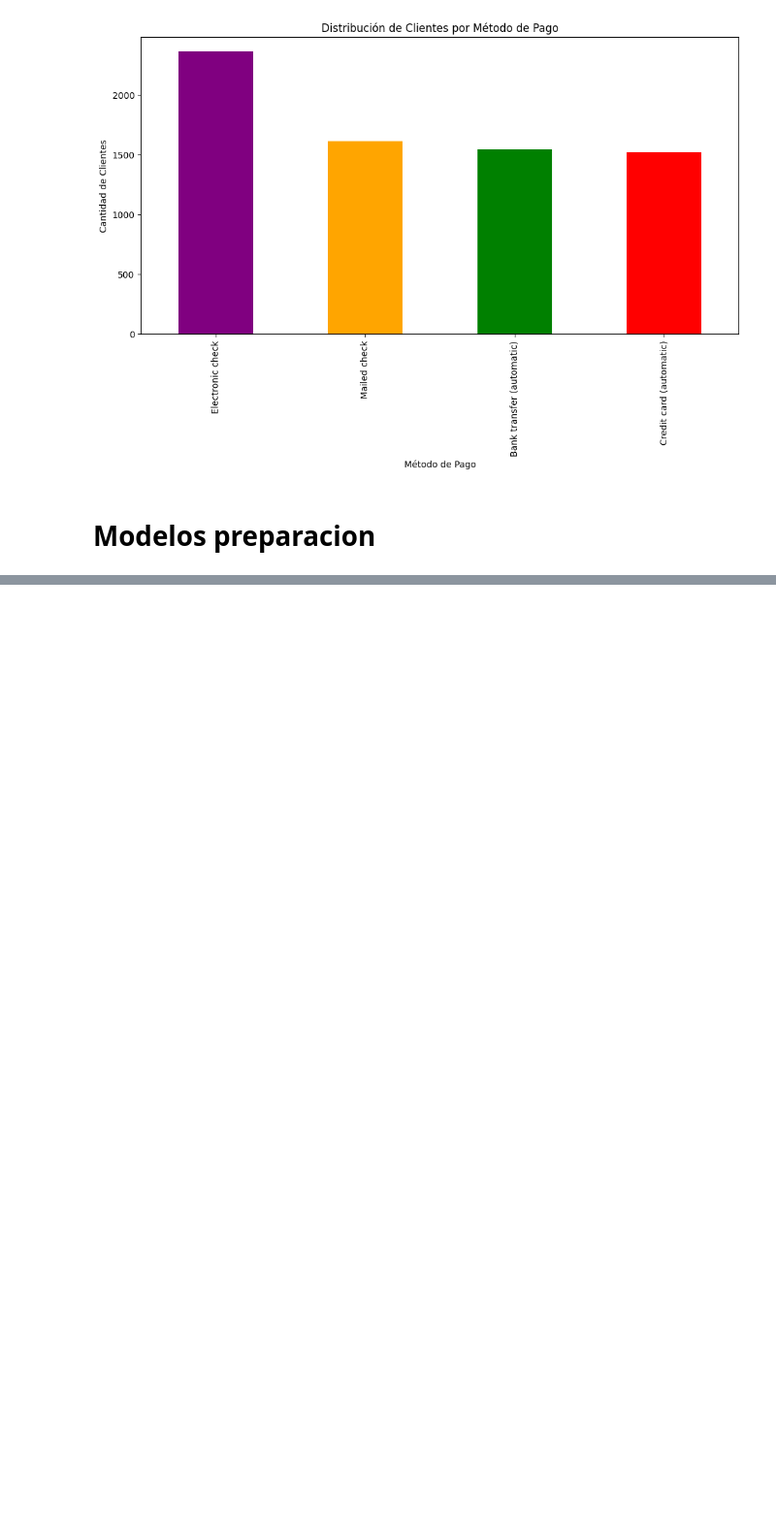
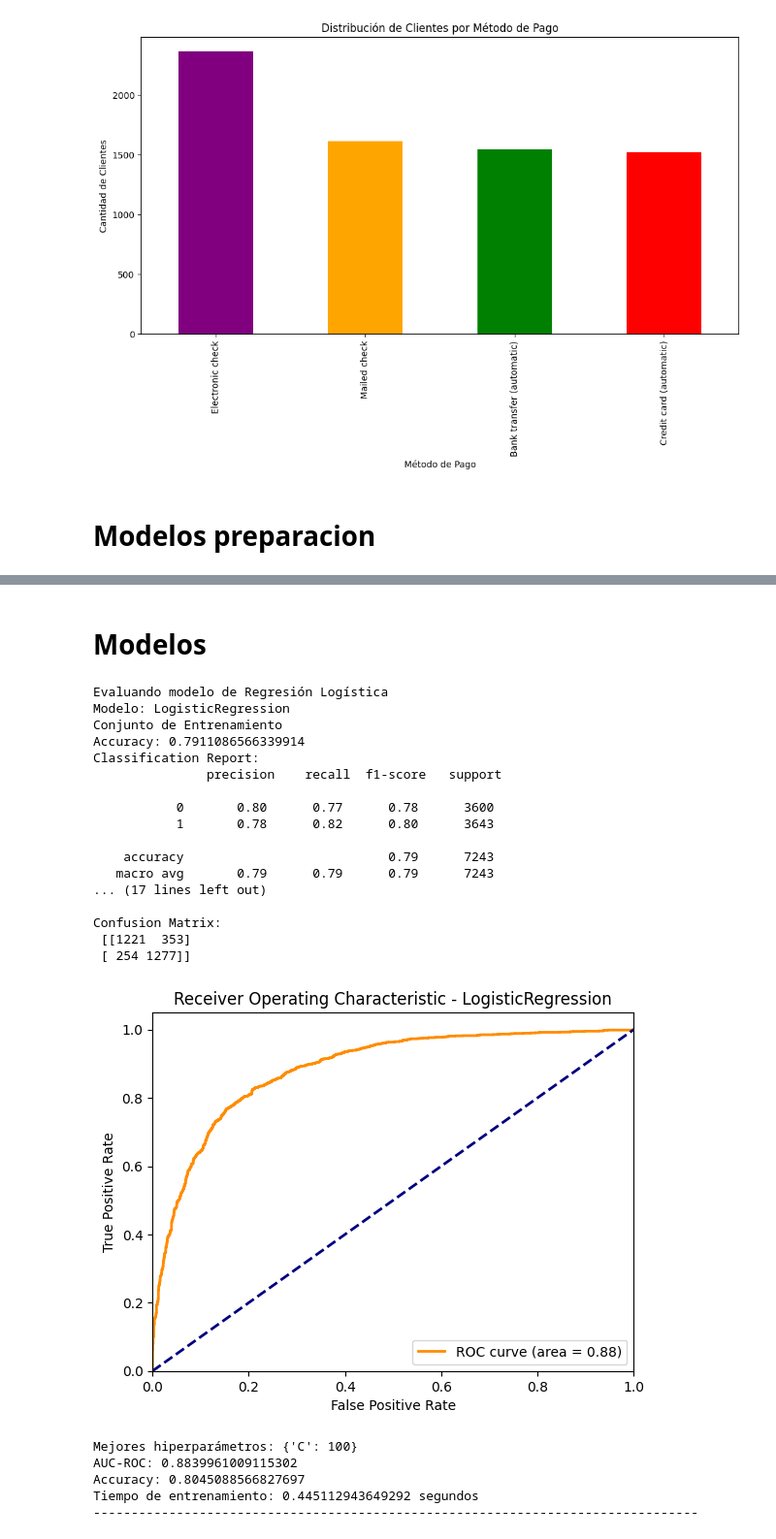
Before and after one commit to ErayFaSol/Proyecto-FINAL-DS15, a Jupyter notebook: proyecto_final.ipynb, the cells around one changed output, grey strips where cells are left out. Shown at 97% size. Drawn from its saved outputs; the diff is of its cells as text; code cells hidden in the pictures; blank space fills up the shorter version.

```diff
--- a/proyecto_final.ipynb
+++ b/proyecto_final.ipynb
@@ -633,0 +549,65 @@ Confusion Matrix:
+# %%
+# Definir el grid de hiperparámetros para cada modelo
+param_grid_log_reg = {
+    'C': [0.01, 0.1, 1, 10, 100]
+}
+
+param_grid_tree = {
+    'max_depth': [None, 10, 20, 30],
+    'min_samples_split': [2, 5, 10],
+    'min_samples_leaf': [1, 2, 4]
+}
+
+param_grid_rf = {
+    'n_estimators': [100, 200, 300],
+    'max_depth': [None, 10, 20, 30],
+    'min_samples_split': [2, 5, 10],
+    'min_samples_leaf': [1, 2, 4]
+}
+
+param_grid_gb = {
+    'n_estimators': [100, 200, 300],
+    'learning_rate': [0.01, 0.1, 0.2],
+    'max_depth': [3, 4, 5]
+}
+
+# Crear el objeto GridSearchCV para cada modelo
+grid_log_reg = GridSearchCV(LogisticRegression(max_iter=1000), param_grid_log_reg, cv=5, scoring='roc_auc')
+grid_tree = GridSearchCV(DecisionTreeClassifier(random_state=42), param_grid_tree, cv=5, scoring='roc_auc')
+grid_rf = GridSearchCV(RandomForestClassifier(random_state=42), param_grid_rf, cv=5, scoring='roc_auc')
+grid_gb = GridSearchCV(GradientBoostingClassifier(random_state=42), param_grid_gb, cv=5, scoring='roc_auc')
+# %% [markdown]
+# Modelos
+# %%
+# Evaluar modelo de Regresión Logística
+print("Evaluando modelo de Regresión Logística")
+mejores_parametros_log_reg, auc_roc_log_reg, accuracy_log_reg, tiempo_log_reg = evaluar_y_medicion_tiempo(grid_log_reg, X_train, y_train, X_test, y_test)
+print(f"Mejores hiperparámetros: {mejores_parametros_log_reg}")
+print(f"AUC-ROC: {auc_roc_log_reg}")
+print(f"Accuracy: {accuracy_log_reg}")
+print(f"Tiempo de entrenamiento: {tiempo_log_reg} segundos")
+print("-" * 80)
+# %% [output]
+Evaluando modelo de Regresión Logística
+Modelo: LogisticRegression
+Conjunto de Entrenamiento
+Accuracy: 0.7911086566339914
+Classification Report:
+               precision    recall  f1-score   support
+
+           0       0.80      0.77      0.78      3600
+           1       0.78      0.82      0.80      3643
+
+    accuracy                           0.79      7243
+   macro avg       0.79      0.79      0.79      7243
+... (17 lines left out)
+
+Confusion Matrix:
+ [[1221  353]
+ [ 254 1277]]
+[figure, added]
+Mejores hiperparámetros: {'C': 100}
+AUC-ROC: 0.8839961009115302
+Accuracy: 0.8045088566827697
+Tiempo de entrenamiento: 0.445112943649292 segundos
+--------------------------------------------------------------------------------
```
Also changed, not shown: parts of 13 cells of this notebook.
